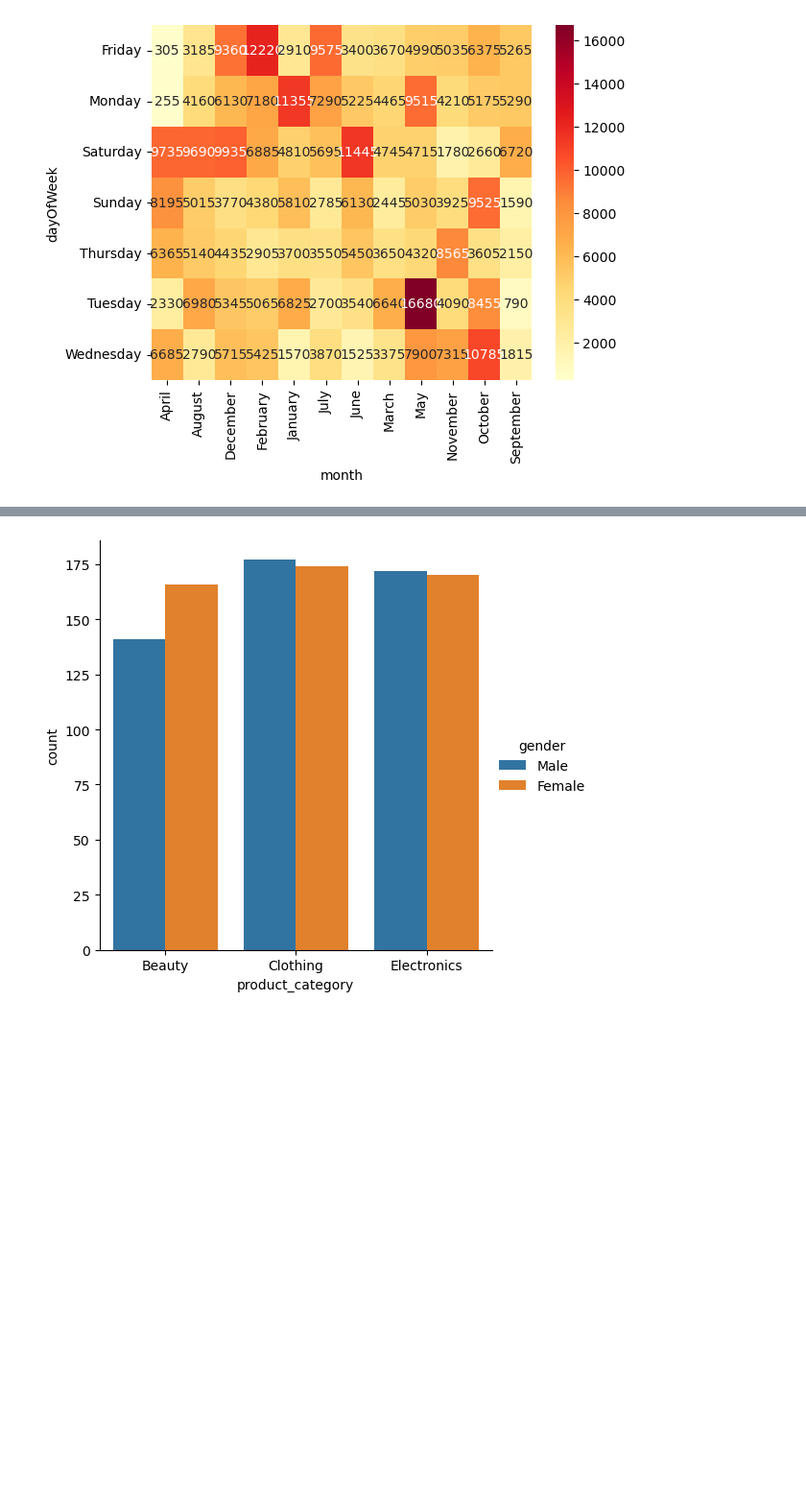
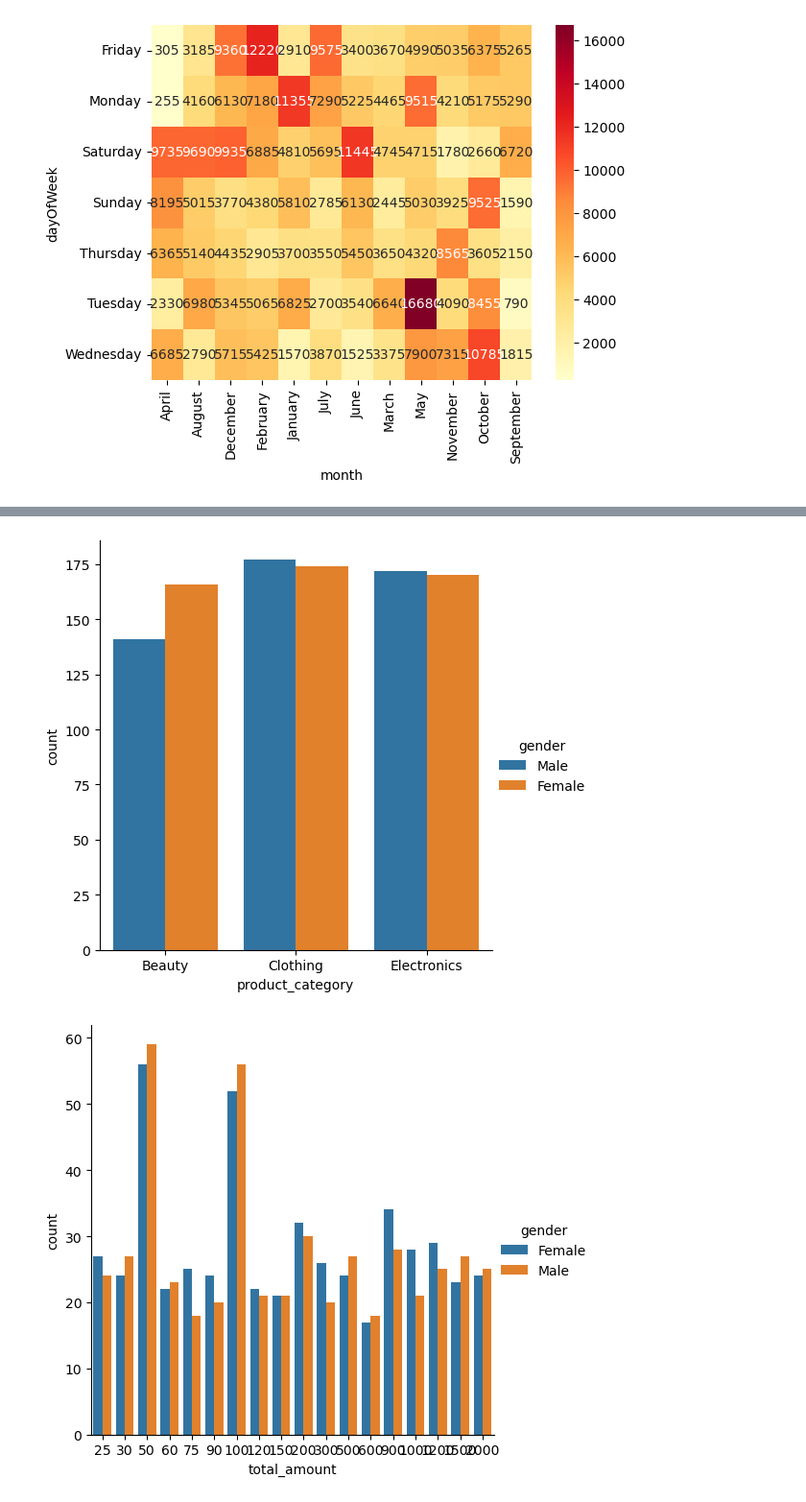
Before and after one commit to WatsonWBlair/cs667, a Jupyter notebook: Projects/EDA/data_visualization.ipynb, the cells around one changed output, grey strips where cells are left out. Shown at 96% size. Cells and saved outputs as stored; diff of their text form; code cells hidden in the pictures; blank space fills up the shorter version.

```diff
--- a/Projects/EDA/data_visualization.ipynb
+++ b/Projects/EDA/data_visualization.ipynb
@@ -41,13 +41,18 @@ plt.show()
 # %%
 # Age and spending relationship
 sns.scatterplot(data=processedData, x='age', y='total_amount', hue='gender', style='product_category')
 plt.show()
 
 # Gender distribution across categories
 sns.catplot(data=processedData, x='product_category', hue='gender', kind='count')
 plt.show()
+
+# Gender distribution across categories
+sns.catplot(data=processedData, x='total_amount', hue='gender', kind='count')
+plt.show()
 # %% [output]
 [figure]
 [figure]
+[figure, added]
 # %%
 sns.pairplot(processedData, kind='reg', plot_kws={'line_kws': {'color': 'red'}})
```
Also changed, not shown: parts of 3 cells of this notebook, 5 other files.
